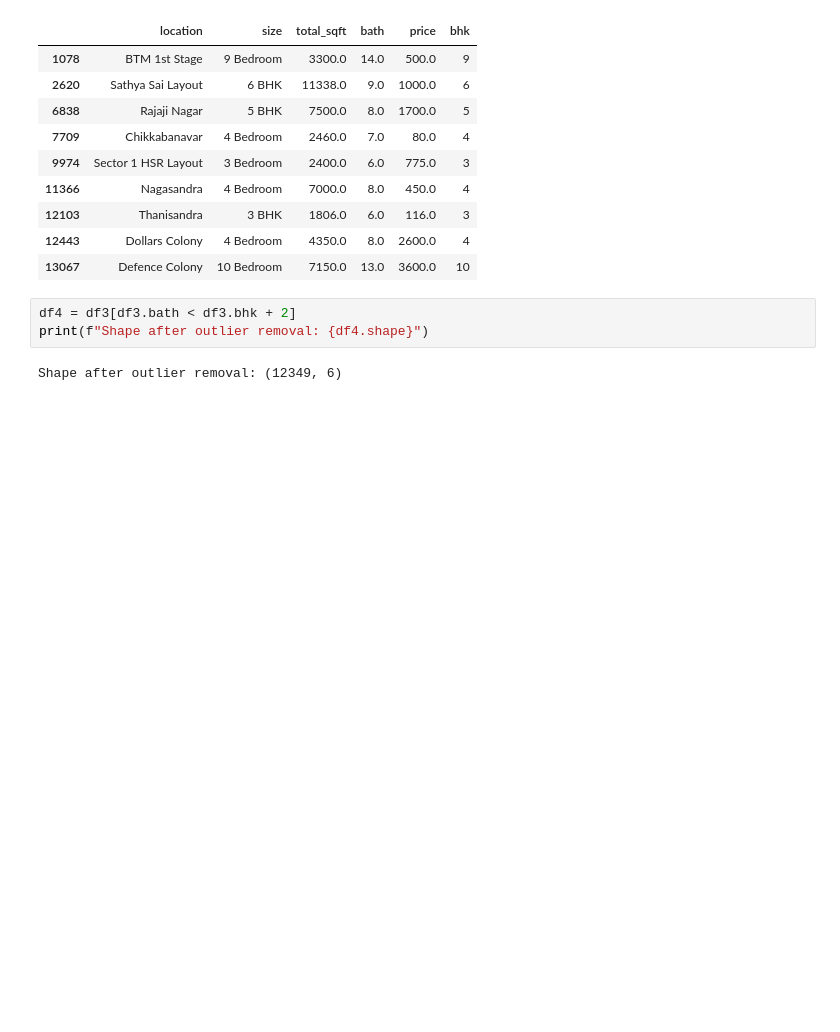
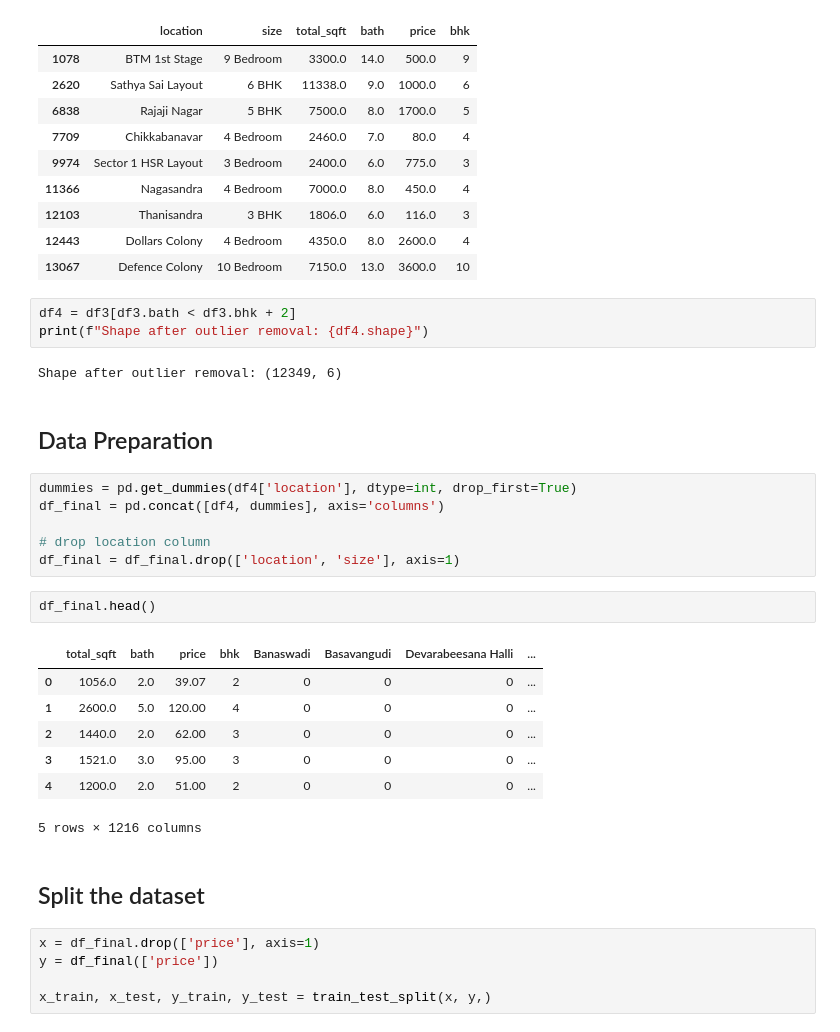
Before and after one commit to Shubhamchaurasia014/Real-Estate-Price-Estimator, a Jupyter notebook: Property_Price.ipynb, the cells around one changed output. Drawn from its saved outputs; the diff is of its cells as text; blank space fills up the shorter version.

```diff
--- a/Property_Price.ipynb
+++ b/Property_Price.ipynb
@@ -218,3 +222,28 @@ df4 = df3[df3.bath < df3.bhk + 2]
 print(f"Shape after outlier removal: {df4.shape}")
 # %% [output]
 Shape after outlier removal: (12349, 6)
+# %% [markdown]
+## Data Preparation
+# %%
+dummies = pd.get_dummies(df4['location'], dtype=int, drop_first=True)
+df_final = pd.concat([df4, dummies], axis='columns')
+
+# drop location column
+df_final = df_final.drop(['location', 'size'], axis=1)
+# %%
+df_final.head()
+# %% [output]
+|  | total_sqft | bath | price | bhk | Banaswadi | Basavangudi | Devarabeesana Halli | ... |
+| 0 | 1056.0 | 2.0 | 39.07 | 2 | 0 | 0 | 0 | ... |
+| 1 | 2600.0 | 5.0 | 120.00 | 4 | 0 | 0 | 0 | ... |
+| 2 | 1440.0 | 2.0 | 62.00 | 3 | 0 | 0 | 0 | ... |
+| 3 | 1521.0 | 3.0 | 95.00 | 3 | 0 | 0 | 0 | ... |
+| 4 | 1200.0 | 2.0 | 51.00 | 2 | 0 | 0 | 0 | ... |
+5 rows × 1216 columns
+# %% [markdown]
+## Split the dataset
+# %%
+x = df_final.drop(['price'], axis=1)
+y = df_final(['price'])
+
+x_train, x_test, y_train, y_test = train_test_split(x, y,)
```
Also changed, not shown: parts of 1 cell of this notebook.
